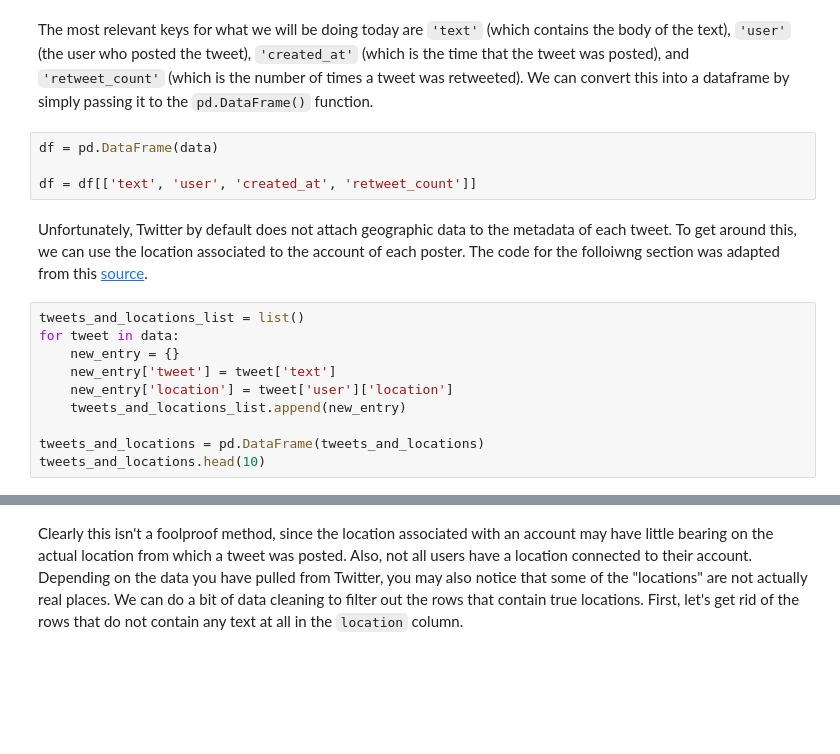
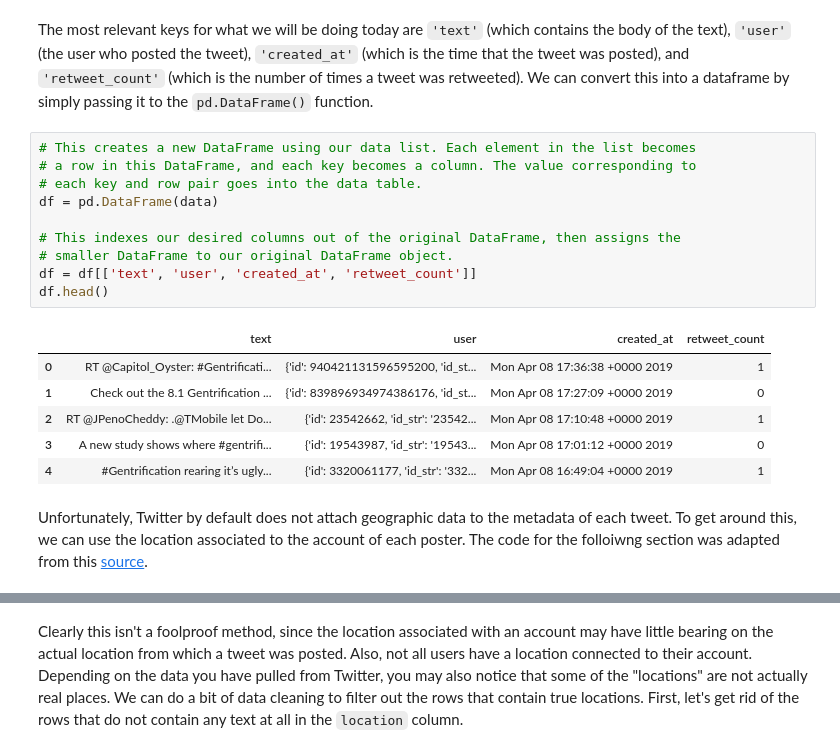
Before and after one commit to ds-modules/CP-101, a Jupyter notebook: lab_8/webscraping_solutions.ipynb, the cells around one changed output, grey strips where cells are left out. Cells and saved outputs as stored; diff of their text form; blank space fills up the shorter version.

```diff
--- a/lab_8/webscraping_solutions.ipynb
+++ b/lab_8/webscraping_solutions.ipynb
@@ -97,18 +122,21 @@ data[0].keys()
 # %% [markdown]
 The most relevant keys for what we will be doing today are `'text'` (which contains the body of the text), `'user'` (the user who posted the tweet),  `'created_at'` (which is the time that the tweet was posted), and `'retweet_count'` (which is the number of times a tweet was retweeted). We can convert this into a dataframe by simply passing it to the `pd.DataFrame()` function.
-# %%
-df = pd.DataFrame(data)
-
-df = df[['text', 'user', 'created_at', 'retweet_count']]
+# %%
+# This creates a new DataFrame using our data list. Each element in the list becomes
+# a row in this DataFrame, and each key becomes a column. The value corresponding to
+# each key and row pair goes into the data table.
+df = pd.DataFrame(data)
+
+# This indexes our desired columns out of the original DataFrame, then assigns the
+# smaller DataFrame to our original DataFrame object.
+df = df[['text', 'user', 'created_at', 'retweet_count']]
+df.head()
+# %% [output]
+|  | text | user | created_at | retweet_count |
+| 0 | RT @Capitol_Oyster: #Gentrificati... | {'id': 940421131596595200, 'id_st... | Mon Apr 08 17:36:38 +0000 2019 | 1 |
+| 1 | Check out the 8.1 Gentrification ... | {'id': 839896934974386176, 'id_st... | Mon Apr 08 17:27:09 +0000 2019 | 0 |
+| 2 | RT @JPenoCheddy: .@TMobile let Do... | {'id': 23542662, 'id_str': '23542... | Mon Apr 08 17:10:48 +0000 2019 | 1 |
+| 3 | A new study shows where #gentrifi... | {'id': 19543987, 'id_str': '19543... | Mon Apr 08 17:01:12 +0000 2019 | 0 |
+| 4 | #Gentrification rearing it’s ugly... | {'id': 3320061177, 'id_str': '332... | Mon Apr 08 16:49:04 +0000 2019 | 1 |
 # %% [markdown]
 Unfortunately, Twitter by default does not attach geographic data to the metadata of each tweet. To get around this, we can use the location associated to the account of each poster. The code for the folloiwng section was adapted from this [source](http://www.mikaelbrunila.fi/2017/03/27/scraping-extracting-mapping-geodata-twitter/).
-# %%
-tweets_and_locations_list = list()
-for tweet in data:
-    new_entry = {}
-    new_entry['tweet'] = tweet['text']
-    new_entry['location'] = tweet['user']['location']
-    tweets_and_locations_list.append(new_entry)
-
-tweets_and_locations = pd.DataFrame(tweets_and_locations)
-tweets_and_locations.head(10)
```
Also changed, not shown: parts of 23 cells of this notebook, 1 other file.
